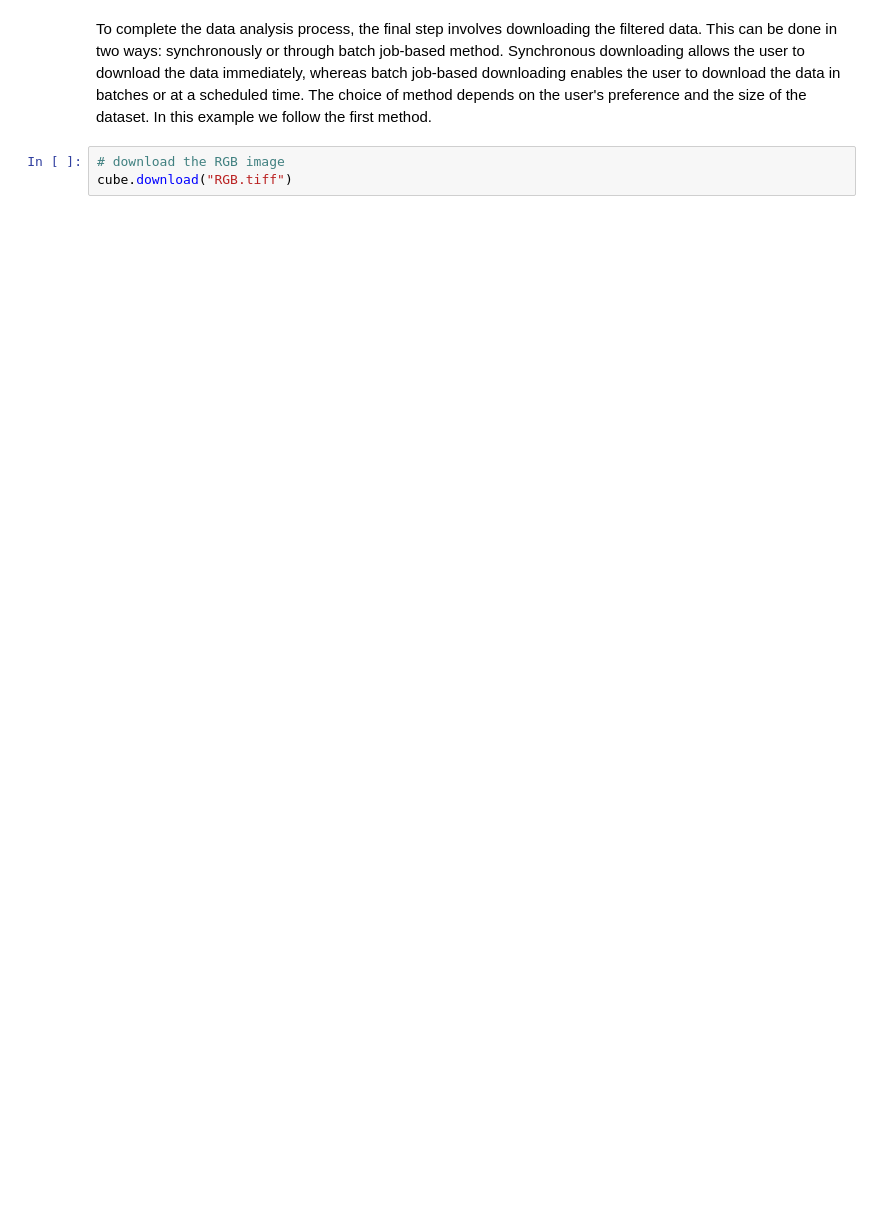
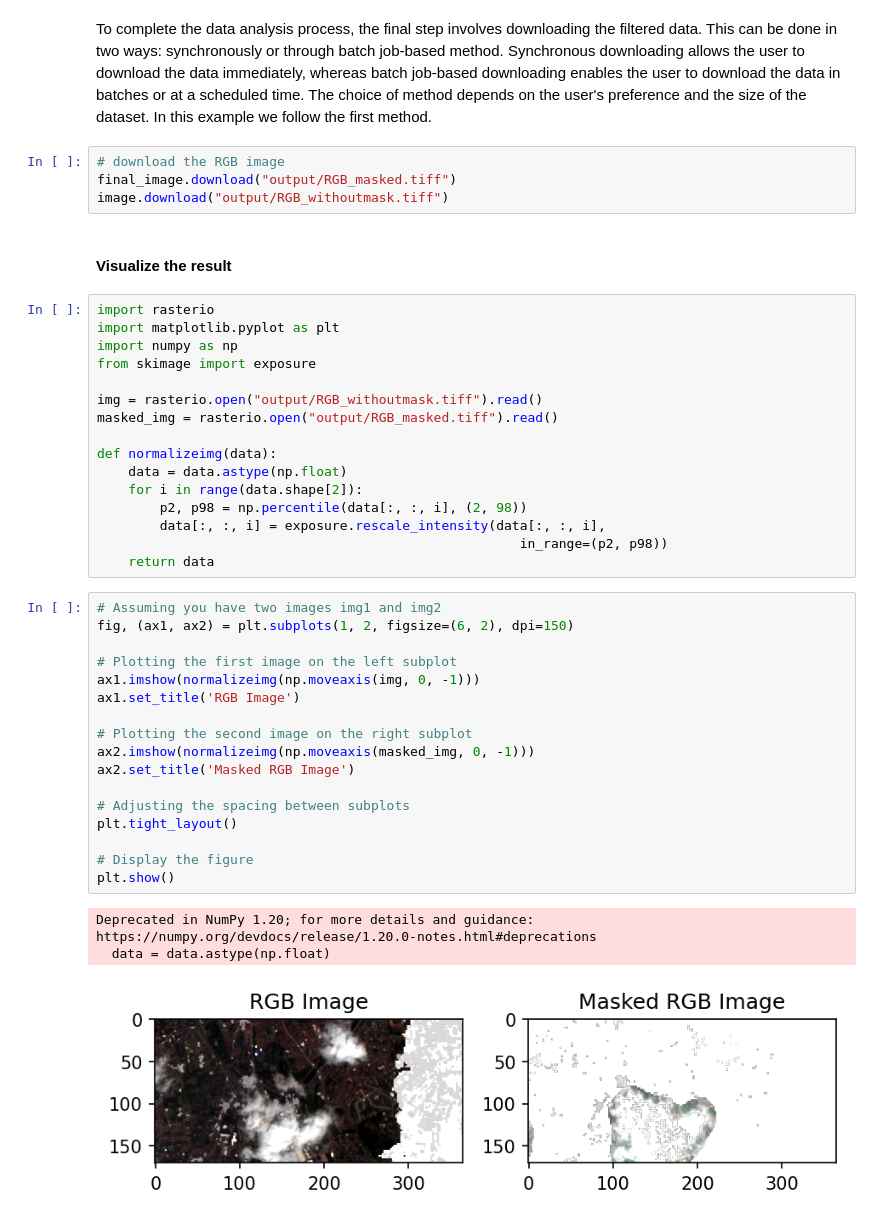
Before and after one commit to eu-cdse/notebook-samples, a Jupyter notebook: openeo/Load_Collection.ipynb, the cells around one changed output. Drawn from its saved outputs; the diff is of its cells as text; blank space fills up the shorter version.

```diff
--- a/openeo/Load_Collection.ipynb
+++ b/openeo/Load_Collection.ipynb
@@ -48,4 +61,44 @@ cube = cube.max_time()
 To complete the data analysis process, the final step involves downloading the filtered data. This can be done in two ways: synchronously or through batch job-based method. Synchronous downloading allows the user to download the data immediately, whereas batch job-based downloading enables the user to download the data in batches or at a scheduled time. The choice of method depends on the user's preference and the size of the dataset. In this example we follow the first method.
 # %%
 # download the RGB image
-cube.download("RGB.tiff")
+final_image.download("output/RGB_masked.tiff")
+image.download("output/RGB_withoutmask.tiff")
+# %% [markdown]
+#### Visualize the result
+# %%
+import rasterio
+import matplotlib.pyplot as plt
+import numpy as np
+from skimage import exposure
+
+img = rasterio.open("output/RGB_withoutmask.tiff").read()
+masked_img = rasterio.open("output/RGB_masked.tiff").read()
+
+def normalizeimg(data):
+    data = data.astype(np.float)
+    for i in range(data.shape[2]):
+        p2, p98 = np.percentile(data[:, :, i], (2, 98))
+        data[:, :, i] = exposure.rescale_intensity(data[:, :, i],
+                                                      in_range=(p2, p98))
+    return data
+# %%
+# Assuming you have two images img1 and img2
+fig, (ax1, ax2) = plt.subplots(1, 2, figsize=(6, 2), dpi=150)
+
+# Plotting the first image on the left subplot
+ax1.imshow(normalizeimg(np.moveaxis(img, 0, -1)))
+ax1.set_title('RGB Image')
+
+# Plotting the second image on the right subplot
+ax2.imshow(normalizeimg(np.moveaxis(masked_img, 0, -1)))
+ax2.set_title('Masked RGB Image')
+
+# Adjusting the spacing between subplots
+plt.tight_layout()
+
+# Display the figure
+plt.show()
+# %% [output]
+Deprecated in NumPy 1.20; for more details and guidance: https://numpy.org/devdocs/release/1.20.0-notes.html#deprecations
+  data = data.astype(np.float)
+[figure, added]
```
Also changed, not shown: parts of 8 cells of this notebook, 2 other files.
